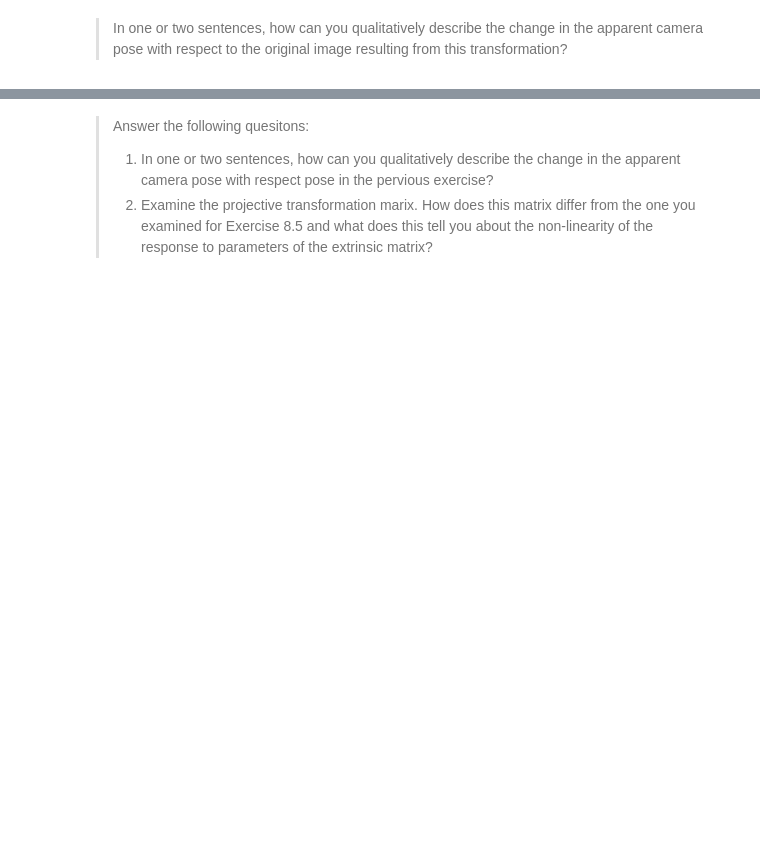
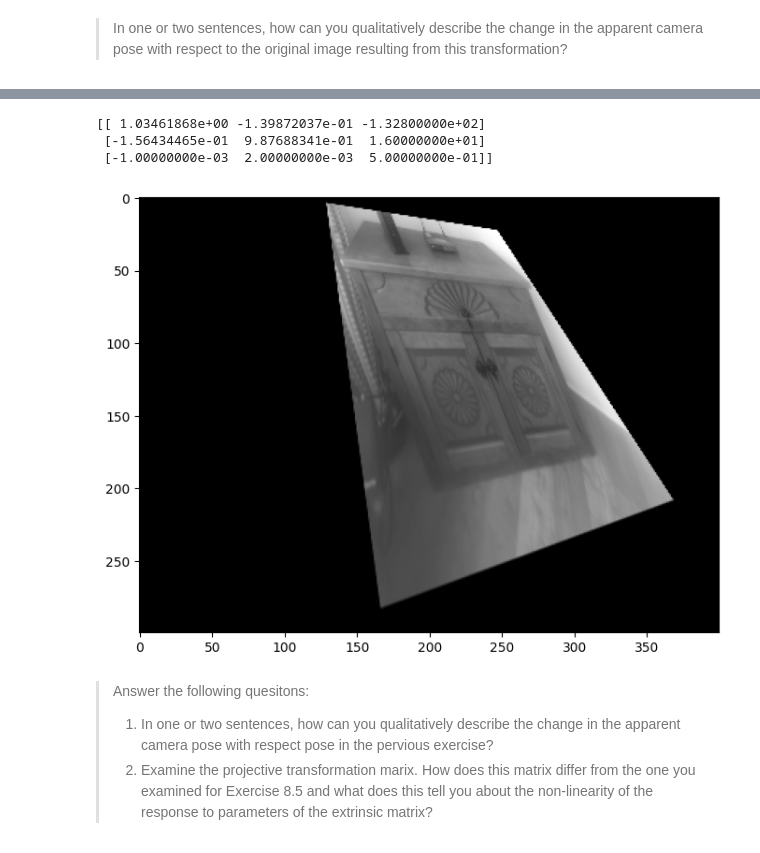
Before and after one commit to alvaroiramirez/CSCI_E-25, a Jupyter notebook: Labs/9_HomographyProjections.ipynb, the cells around one changed output, grey strips where cells are left out. Cells and saved outputs as stored; diff of their text form; code cells hidden in the pictures; blank space fills up the shorter version.

```diff
--- a/Labs/9_HomographyProjections.ipynb
+++ b/Labs/9_HomographyProjections.ipynb
@@ -511,6 +538,36 @@ process_image(projective_matrix, chest)
 > 4. Apply the transformation matrix to the chest image and display the result.
 # %%
 ## Put your code below
+
+# 1. Create an intrinsic camera matrix as a Numpy array with 1.0 on the diagonal and 0.0 everywhere else, except an image plane skew, as gamma = -0.3.
+intrinsic_matrix = np.array([[1, -0.3, 0],
+                             [0,    1, 0],
+                             [0,    0, 1]])
+
+# 2. Create an extrinsic Numpy transformation matrix with the following properties:
+#   - [tau_x, tau_y, tau_z] = [-128, 16, 0.5]
+#   - The lower left element =-0.001, which roughly speaking moves the camera pose horizontally
+#   - The lower middle element = 0.002, which roughtly speaking moves the camera pose vertically
+#   - Rotation angle of -pi/20.0
+#   - Camera pose shear =-0.3
+tau_x = -128
+tau_y = 16
+tau_z = 0.5
+rotation = -np.pi/20.0
+shear = -0.3
+extrinsic_matrix = np.array([[np.cos(rotation), -np.sin(rotation), tau_x],
+                             [np.sin(rotation),  np.cos(rotation), tau_y],
+                             [          -0.001,             0.002, tau_z]])
+
+# 3. Compute and print the fully projective transformation matrix.
+# 4. Apply the transformation matrix to the chest image and display the result.
+projective_matrix = np.dot(intrinsic_matrix, extrinsic_matrix)
+process_image(projective_matrix, chest)
+# %% [output]
+[[ 1.03461868e+00 -1.39872037e-01 -1.32800000e+02]
+ [-1.56434465e-01  9.87688341e-01  1.60000000e+01]
+ [-1.00000000e-03  2.00000000e-03  5.00000000e-01]]
+[figure, added]
 # %% [markdown]
 > Answer the following quesitons:
 > 1. In one or two sentences, how can you qualitatively describe the change in the apparent camera pose with respect pose in the pervious exercise?
```
Also changed, not shown: parts of 3 cells of this notebook.
